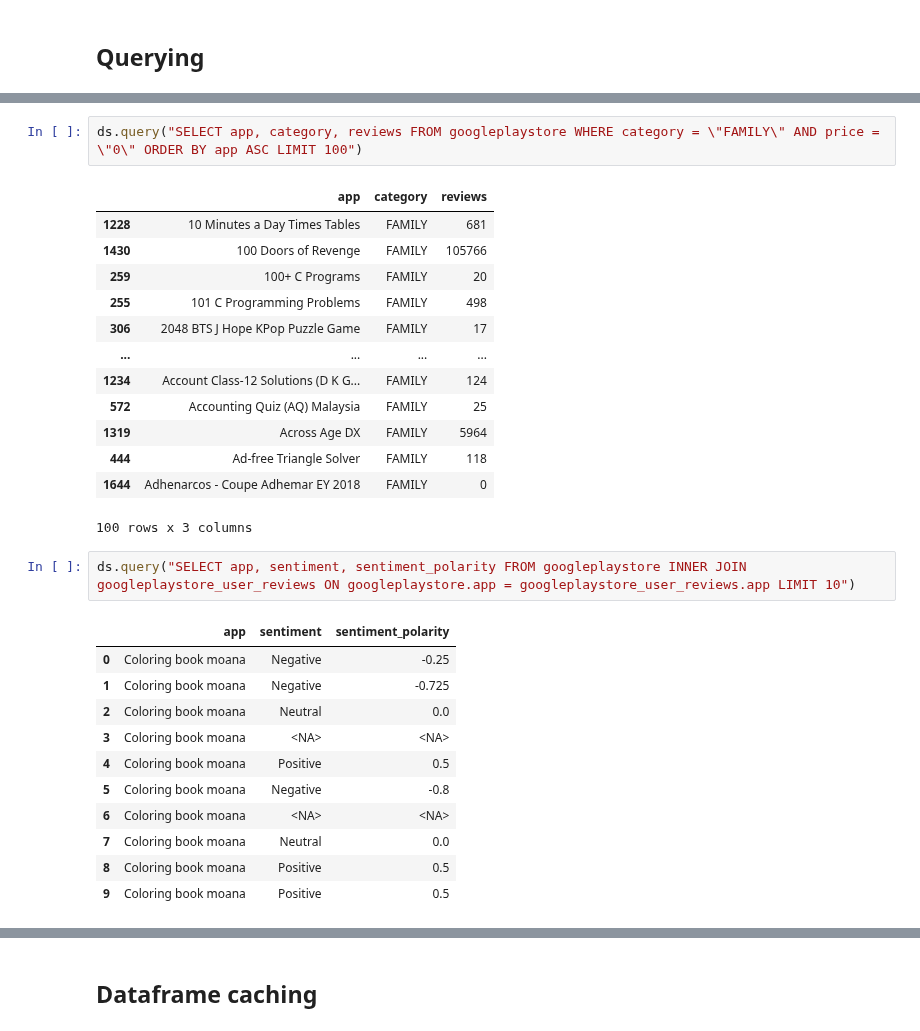
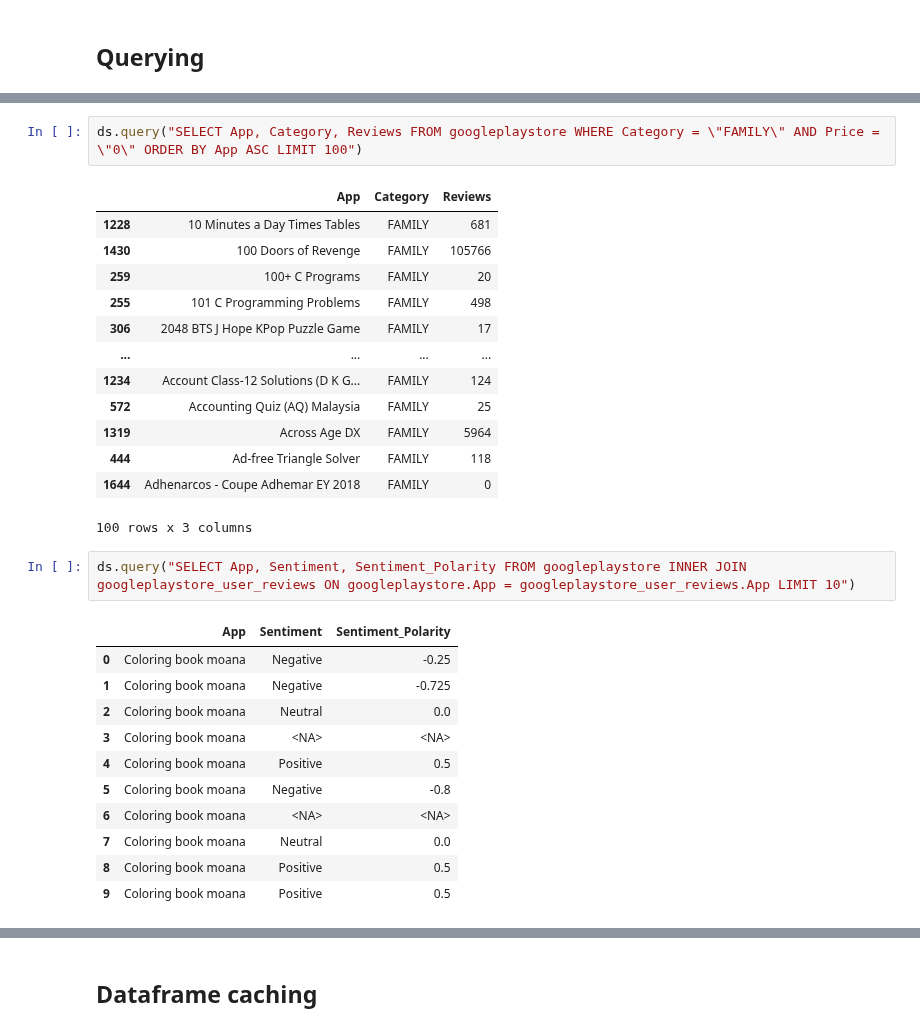
Before and after one commit to mindsdb/dfsql, a Jupyter notebook: testdrive.ipynb, the cells around one changed output, grey strips where cells are left out. Saved outputs shown, nothing was run; the diff lists cells and outputs as text.

```diff
--- a/testdrive.ipynb
+++ b/testdrive.ipynb
@@ -283,7 +270,7 @@ ds.query("SELECT app, category FROM googleplaystore WHERE price = \"0\"")
 # %%
-ds.query("SELECT app, category, reviews FROM googleplaystore WHERE category = \"FAMILY\" AND price = \"0\" ORDER BY app ASC LIMIT 100")
+ds.query("SELECT App, Category, Reviews FROM googleplaystore WHERE Category = \"FAMILY\" AND Price = \"0\" ORDER BY App ASC LIMIT 100")
 # %% [output]
-|  | app | category | reviews |
+|  | App | Category | Reviews |
 | 1228 | 10 Minutes a Day Times Tables | FAMILY | 681 |
 | 1430 | 100 Doors of Revenge | FAMILY | 105766 |
 | 259 | 100+ C Programs | FAMILY | 20 |
@@ -297,9 +284,9 @@ ds.query("SELECT app, category, reviews FROM googleplaystore WHERE category = \"
 | 1644 | Adhenarcos - Coupe Adhemar EY 2018 | FAMILY | 0 |
 100 rows x 3 columns
 # %%
-ds.query("SELECT app, sentiment, sentiment_polarity FROM googleplaystore INNER JOIN googleplaystore_user_reviews ON googleplaystore.app = googleplaystore_user_reviews.app LIMIT 10")
+ds.query("SELECT App, Sentiment, Sentiment_Polarity FROM googleplaystore INNER JOIN googleplaystore_user_reviews ON googleplaystore.App = googleplaystore_user_reviews.App LIMIT 10")
 # %% [output]
-|  | app | sentiment | sentiment_polarity |
+|  | App | Sentiment | Sentiment_Polarity |
 | 0 | Coloring book moana | Negative | -0.25 |
 | 1 | Coloring book moana | Negative | -0.725 |
 | 2 | Coloring book moana | Neutral | 0.0 |
```
Also changed, not shown: parts of 20 cells of this notebook, 7 other files.
